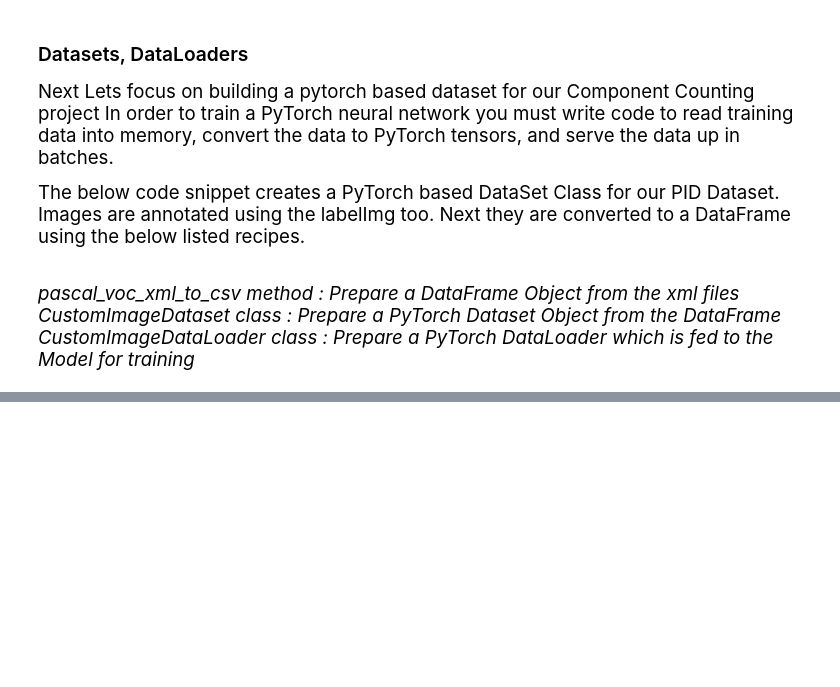
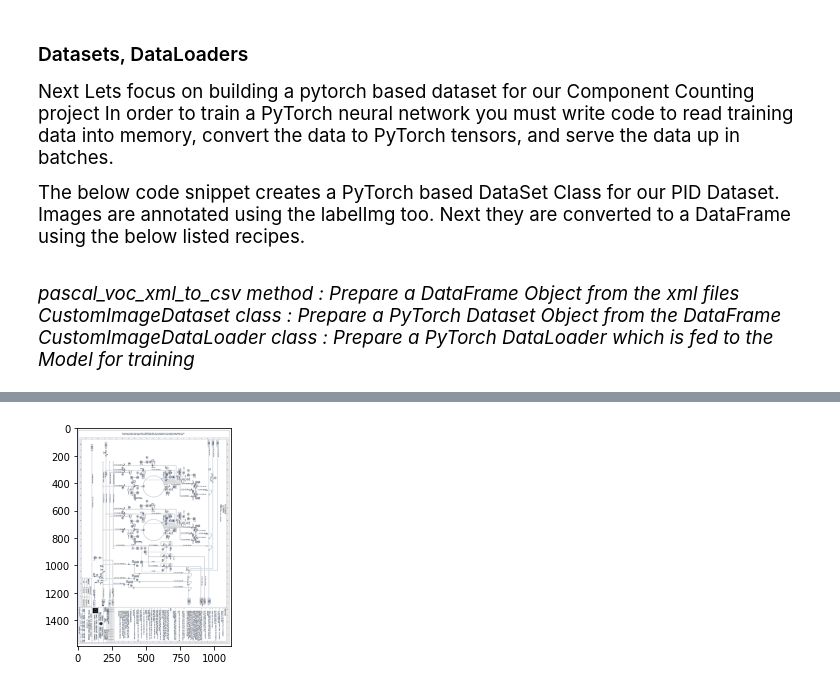
Before and after one commit to Saptarshi-SBU/Component-Counting, a Jupyter notebook: src/ml/object_detection/cc.ipynb, the cells around one changed output, grey strips where cells are left out. Drawn from its saved outputs; the diff is of its cells as text; code cells hidden in the pictures; blank space fills up the shorter version.

Commit message:
[Pytorch] Established data pipeline & sample model training with FastRCNN with PID Dataset
Signed-off-by: Saptarshi Sen <saptarshi.mrg@gmail.com>

```diff
--- a/src/ml/object_detection/cc.ipynb
+++ b/src/ml/object_detection/cc.ipynb
@@ -258,7 +258,10 @@ class CustomImageDataset(torch.utils.data.Dataset):
         self.data_dir = data_dir
         self.df = pascal_voc_xml_to_csv(data_dir) # dataframe
         self.transform = transforms.Compose([transforms.ToTensor(), \
-            transforms.Normalize(mean=[0.485, 0.456, 0.406], std=[0.229, 0.224, 0.225])])
+            transforms.Normalize(mean=[0.485, 0.456, 0.406], \
+                                 std=[0.229, 0.224, 0.225])])
+            #transforms.Normalize(mean=[0.5, 0.5, 0.5], \
+            #                     std=[0.5, 0.5, 0.5])])
         self.classes = []
 
     def __len__(self):
@@ -277,8 +280,9 @@ class CustomImageDataset(torch.utils.data.Dataset):
         for label in set(labels):
             if label not in self.classes:
                 self.classes.append(label)
-        label_intarray = [self.classes.index(label) for label in labels]
+        label_intarray = [self.classes.index(label) + 1 for label in labels]
         return torch.tensor(label_intarray)
+        #return torch.ones((len(labels)), dtype=torch.int64)
 
     def __getitem__(self, idx):
         '''
@@ -303,6 +307,7 @@ class CustomImageDataset(torch.utils.data.Dataset):
         img = self.__img2tensor(img)
         targets['boxes'] = self.__bboxes2tensor(boxes)
         targets['labels'] = self.__labels2tensor(labels)
+        targets['image_id'] = torch.tensor([idx])
         print (imgpath, type(img))
         return img, targets
 
@@ -350,0 +377,75 @@ for (idx, batch) in enumerate(my_ldr):
+# %%
+import torchvision
+from torchvision.models.detection.faster_rcnn  import fasterrcnn_resnet50_fpn
+from torchvision.models.detection.faster_rcnn import FastRCNNPredictor
+from PIL import Image, ImageFont, ImageDraw
+
+import matplotlib.pyplot as plt
+import numpy as np
+
+def imshow(img):
+    img = img / 2 + 0.5     # unnormalize
+    npimg = img.numpy()
+    plt.imshow(np.transpose(npimg, (1, 2, 0)))
+    plt.show()
+
+def drawbbox(img_path, boxes):
+    source_img = Image.open(img_path).convert("RGB")
+    draw = ImageDraw.Draw(source_img)
+    out_file = "torch.jpg"
+    for i in range(len(boxes)):
+        draw.rectangle(boxes[i], fill=None, outline="yellow", width=5)
+        #draw.text(boxes[i][0], pred_cls[i], font=ImageFont.truetype("/usr/share/fonts/gnu-free/FreeMono.ttf", 32), fill="red", width=32)
+    source_img.save(out_file)
+    img = Image.open(out_file)
+    plt.imshow(numpy.asarray(img))
+    plt.show()
+
+#model = torchvision.models.detection.fasterrcnn_resnet50_fpn(pretrained=False)
+num_classes = 1 # ball-valve
+model = torchvision.models.detection.fasterrcnn_resnet50_fpn(pretrained=False,
+                                                             progress=True,
+                                                             num_classes=num_classes + 1,#for background
+                                                             pretrained_backbone=True)
+model.train()
+
+# Get parameters that have grad turned on (i.e. parameters that should be trained)
+parameters = [p for p in model.parameters() if p.requires_grad]
+
+# Create an optimizer that uses SGD (stochastic gradient descent) to train the parameters
+optimizer = torch.optim.SGD(parameters, lr=0.005, momentum=0.9, weight_decay=0.0005)
+
+# Create a learning rate scheduler that decreases learning rate by gamma every lr_step_size epochs
+lr_scheduler = torch.optim.lr_scheduler.StepLR(optimizer, step_size=3, gamma=0.1)
+
+loader = CustomImageDataLoader(dataset, batch_size=1, shuffle=True)
+epochs = 8
+losses = []
+#print (model)
+#print (parameters)
+for epoch in range(epochs):
+    for images, targets in loader:
+        #print(images[0].shape, targets[0])
+        #imshow(torchvision.utils.make_grid(images))
+        loss_dict = model(images, targets)
+        total_loss = sum(loss for loss in loss_dict.values())
+        print (total_loss, total_loss.item())
+        # Zero any old/existing gradients on the model's parameters
+        optimizer.zero_grad()
+        # Compute gradients for each parameter based on the current loss calculation
+        total_loss.backward()
+        # Update model parameters from gradients: param -= learning_rate * param.grad
+        optimizer.step()
+    lr_scheduler.step()
+
+#print (parameters)
+#For inference
+model.eval()
+for images, _ in loader:
+    predictions = model(images)  # Returns predictions
+    imshow(torchvision.utils.make_grid(images))
+    #print ('Predictions :', predictions)
+    bboxes = predictions[0]['boxes']
+    bboxes = bboxes.detach().numpy()
+    drawbbox('data/6987_61_1112_REV0_1.jpg', bboxes)
+# %% [output]
@@ -350,0 +470 @@ for (idx, batch) in enumerate(my_ldr):
+[figure, added]
```
Also changed, not shown: parts of 21 cells of this notebook.
